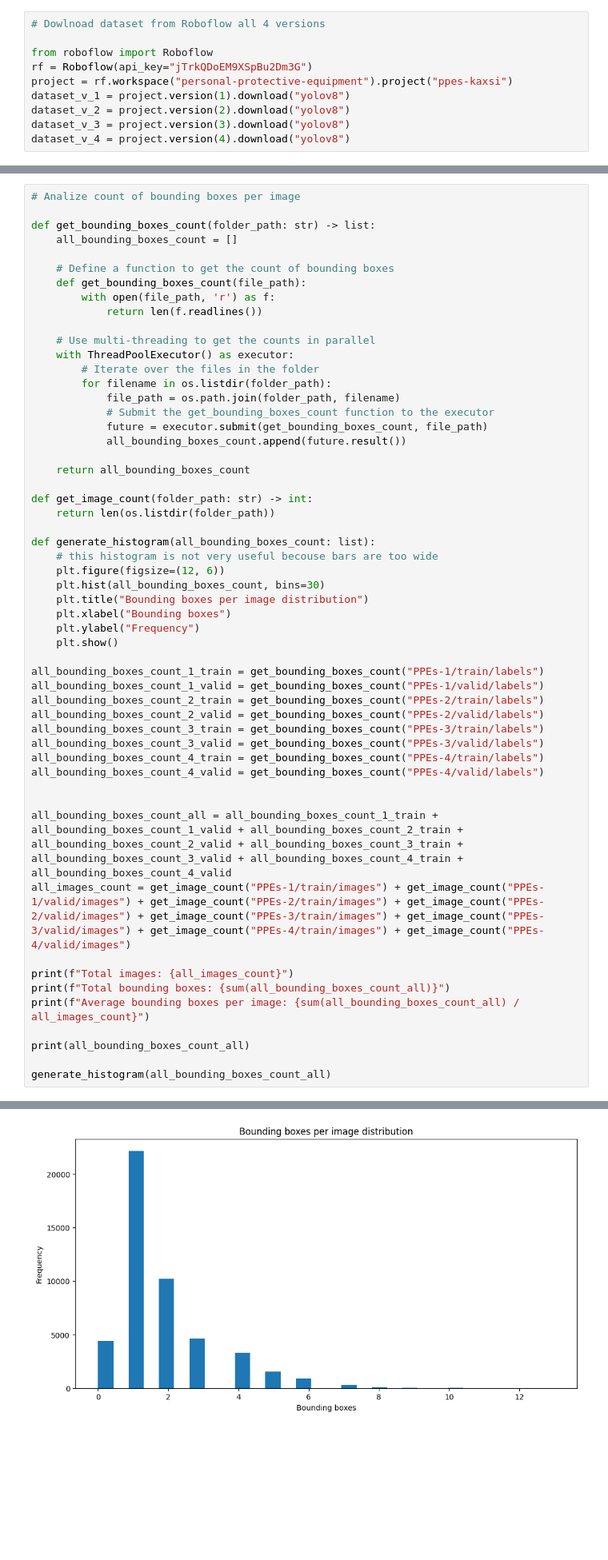
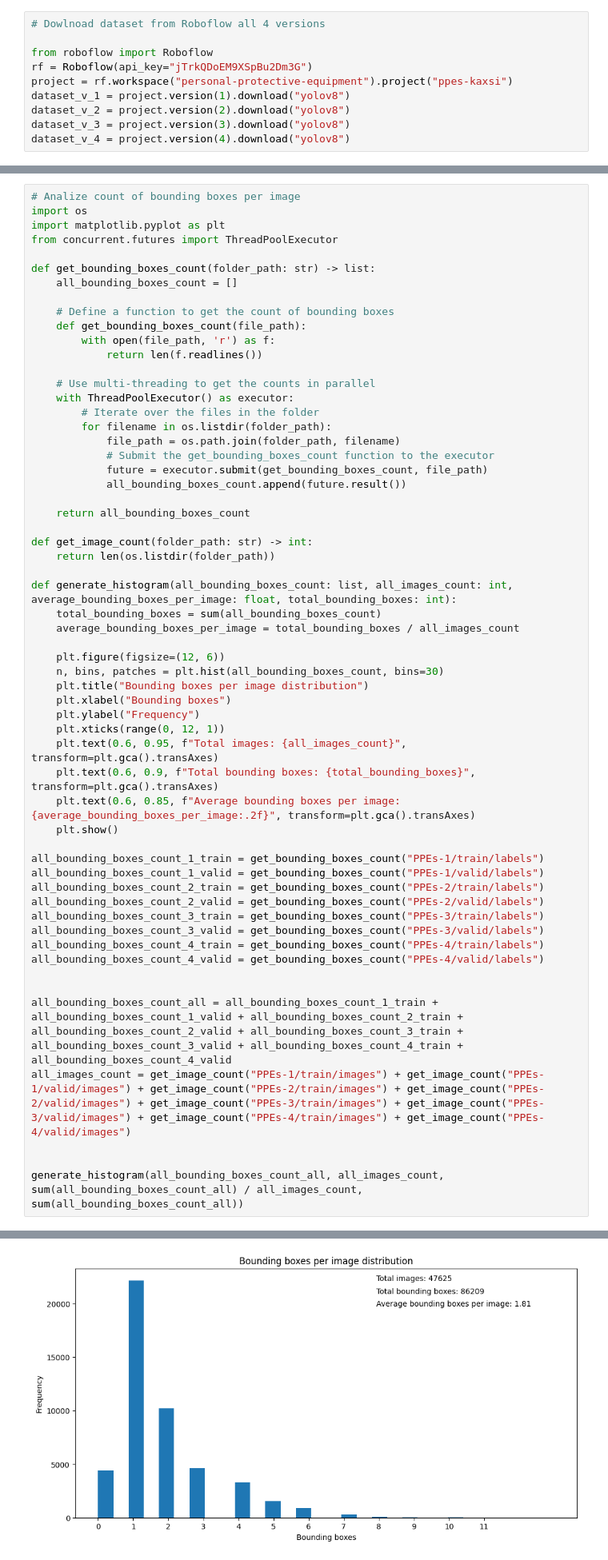
Before and after one commit to KajetanMieloch/Data-Scientist-praktyka-studencka, a Jupyter notebook: Zadania Rekrutacujne/Data Science Intern/odpowiedz.ipynb, the cells around one changed output, grey strips where cells are left out. Shown: that part at 80% size. Cells and saved outputs as stored; diff of their text form; blank space fills up the shorter version.

Commit message:
Analize count of bounding boxes per image is out Started analyzing bounding box properties

```diff
--- a/Zadania Rekrutacujne/Data Science Intern/odpowiedz.ipynb
+++ b/Zadania Rekrutacujne/Data Science Intern/odpowiedz.ipynb
@@ -201,6 +201,9 @@ generate_histogram(all_heights_widths_all)
 [figure]
 # %%
 # Analize count of bounding boxes per image
+import os
+import matplotlib.pyplot as plt
+from concurrent.futures import ThreadPoolExecutor
 
 def get_bounding_boxes_count(folder_path: str) -> list:
     all_bounding_boxes_count = []
@@ -224,13 +227,19 @@ def get_bounding_boxes_count(folder_path: str) -> list:
 def get_image_count(folder_path: str) -> int:
     return len(os.listdir(folder_path))
 
-def generate_histogram(all_bounding_boxes_count: list):
-    # this histogram is not very useful becouse bars are too wide
+def generate_histogram(all_bounding_boxes_count: list, all_images_count: int, average_bounding_boxes_per_image: float, total_bounding_boxes: int):
+    total_bounding_boxes = sum(all_bounding_boxes_count)
+    average_bounding_boxes_per_image = total_bounding_boxes / all_images_count
+
     plt.figure(figsize=(12, 6))
-    plt.hist(all_bounding_boxes_count, bins=30)
+    n, bins, patches = plt.hist(all_bounding_boxes_count, bins=30)
     plt.title("Bounding boxes per image distribution")
     plt.xlabel("Bounding boxes")
     plt.ylabel("Frequency")
+    plt.xticks(range(0, 12, 1))
+    plt.text(0.6, 0.95, f"Total images: {all_images_count}", transform=plt.gca().transAxes)
+    plt.text(0.6, 0.9, f"Total bounding boxes: {total_bounding_boxes}", transform=plt.gca().transAxes)
+    plt.text(0.6, 0.85, f"Average bounding boxes per image: {average_bounding_boxes_per_image:.2f}", transform=plt.gca().transAxes)
     plt.show()
 
 all_bounding_boxes_count_1_train = get_bounding_boxes_count("PPEs-1/train/labels")
@@ -246,11 +255,6 @@ all_bounding_boxes_count_4_valid = get_bounding_boxes_count("PPEs-4/valid/labels
 all_bounding_boxes_count_all = all_bounding_boxes_count_1_train + all_bounding_boxes_count_1_valid + all_bounding_boxes_count_2_train + all_bounding_boxes_count_2_valid + all_bounding_boxes_count_3_train + all_bounding_boxes_count_3_valid + all_bounding_boxes_count_4_train + all_bounding_boxes_count_4_valid
 all_images_count = get_image_count("PPEs-1/train/images") + get_image_count("PPEs-1/valid/images") + get_image_count("PPEs-2/train/images") + get_image_count("PPEs-2/valid/images") + get_image_count("PPEs-3/train/images") + get_image_count("PPEs-3/valid/images") + get_image_count("PPEs-4/train/images") + get_image_count("PPEs-4/valid/images")
 
-print(f"Total images: {all_images_count}")
-print(f"Total bounding boxes: {sum(all_bounding_boxes_count_all)}")
-print(f"Average bounding boxes per image: {sum(all_bounding_boxes_count_all) / all_images_count}")
 
-print(all_bounding_boxes_count_all)
-
-generate_histogram(all_bounding_boxes_count_all)
+generate_histogram(all_bounding_boxes_count_all, all_images_count, sum(all_bounding_boxes_count_all) / all_images_count, sum(all_bounding_boxes_count_all))
 # %% [output]
@@ -261 +261 @@ Average bounding boxes per image: 1.8101627296587925
-[figure, old version]
+[figure, new version]
```
Also changed, not shown: parts of 2 cells of this notebook.
